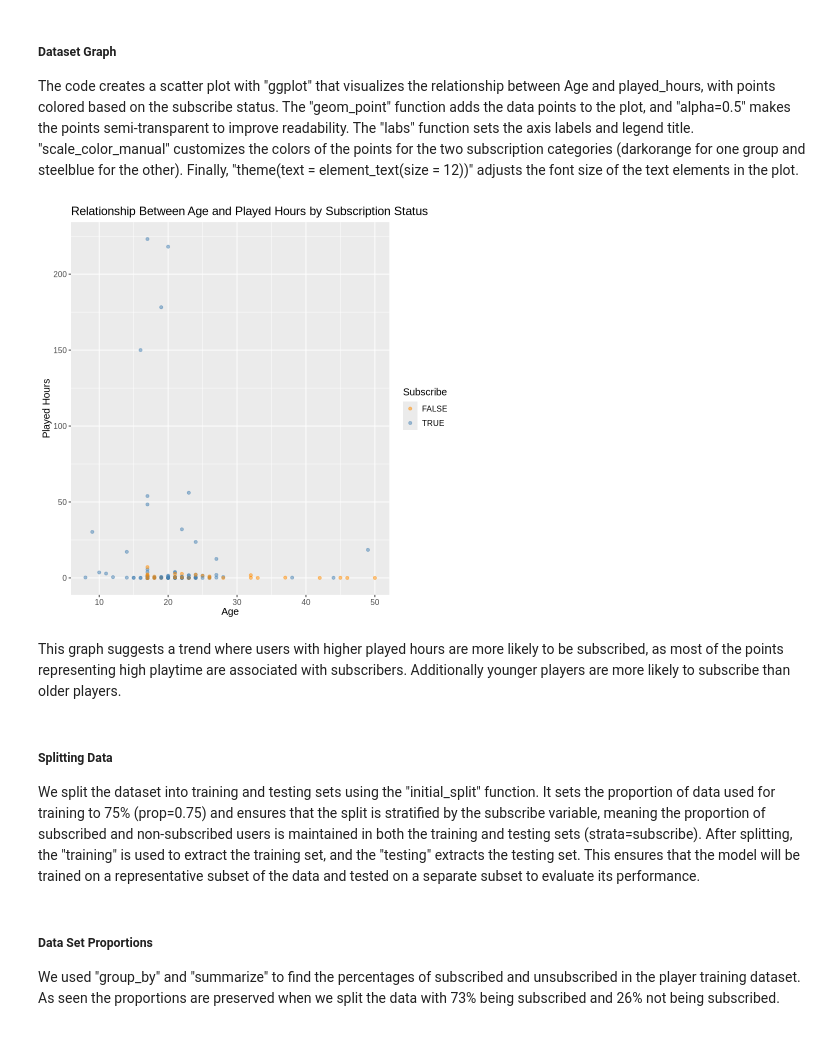
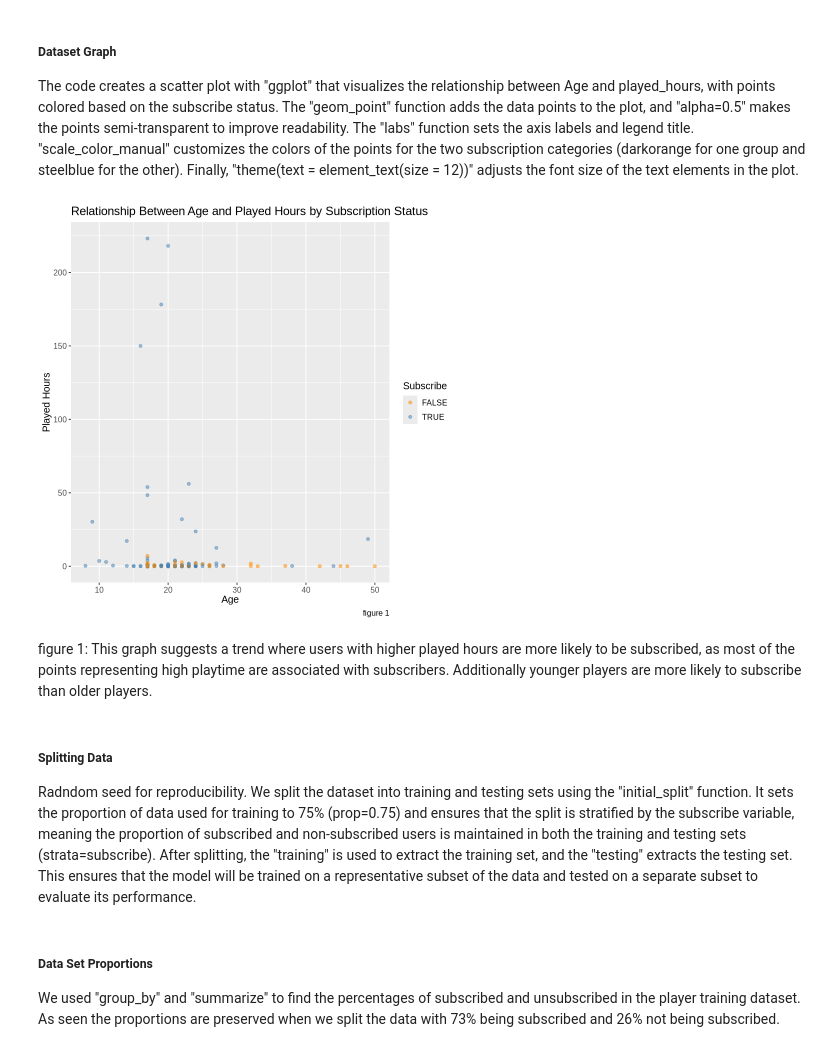
Before and after one commit to Liam-ma06/DSCI_Project_final_report, a Jupyter notebook: Final_Project.ipynb, the cells around one changed output. Cells and saved outputs as stored; diff of their text form; code cells hidden in the pictures.

```diff
--- a/Final_Project.ipynb
+++ b/Final_Project.ipynb
@@ -75,17 +76,17 @@ The code creates a scatter plot with "ggplot" that visualizes the relationship b
 # %%
 player_graph <- player|>
     ggplot(aes(x=Age, y=played_hours, color=subscribe))+
     geom_point(alpha=0.5)+
-    labs(x="Age", y="Played Hours", color="Subscribe", title="Relationship Between Age and Played Hours by Subscription Status")+
+    labs(x="Age", y="Played Hours", color="Subscribe", title="Relationship Between Age and Played Hours by Subscription Status", caption = "figure 1")+
     scale_color_manual(values = c("darkorange", "steelblue")) +
     theme(text = element_text(size = 12))
 player_graph
 # %% [output]
-[figure, old version]
+[figure, new version]
 # %% [markdown]
-This graph suggests a trend where users with higher played hours are more likely to be subscribed, as most of the points representing high playtime are associated with subscribers. Additionally younger players are more likely to subscribe than older players.
+figure 1: This graph suggests a trend where users with higher played hours are more likely to be subscribed, as most of the points representing high playtime are associated with subscribers. Additionally younger players are more likely to subscribe than older players.
 # %% [markdown]
 <h5>Splitting Data</h5>
 
-We split the dataset into training and testing sets using the "initial_split" function. It sets the proportion of data used for training to 75% (prop=0.75) and ensures that the split is stratified by the subscribe variable, meaning the proportion of subscribed and non-subscribed users is maintained in both the training and testing sets (strata=subscribe). After splitting, the "training" is used to extract the training set, and the "testing" extracts the testing set. This ensures that the model will be trained on a representative subset of the data and tested on a separate subset to evaluate its performance.
+Radndom seed for reproducibility. We split the dataset into training and testing sets using the "initial_split" function. It sets the proportion of data used for training to 75% (prop=0.75) and ensures that the split is stratified by the subscribe variable, meaning the proportion of subscribed and non-subscribed users is maintained in both the training and testing sets (strata=subscribe). After splitting, the "training" is used to extract the training set, and the "testing" extracts the testing set. This ensures that the model will be trained on a representative subset of the data and tested on a separate subset to evaluate its performance.
 # %%
```
Also changed, not shown: parts of 17 cells of this notebook.
